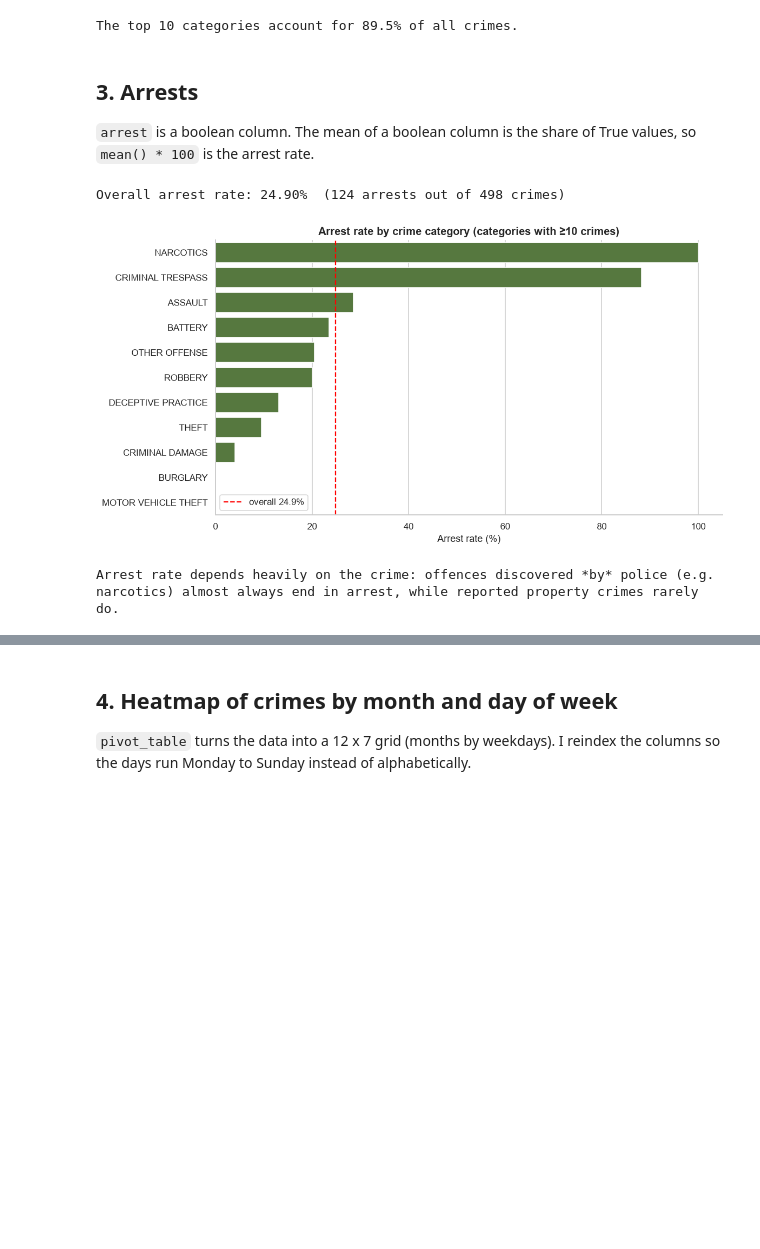
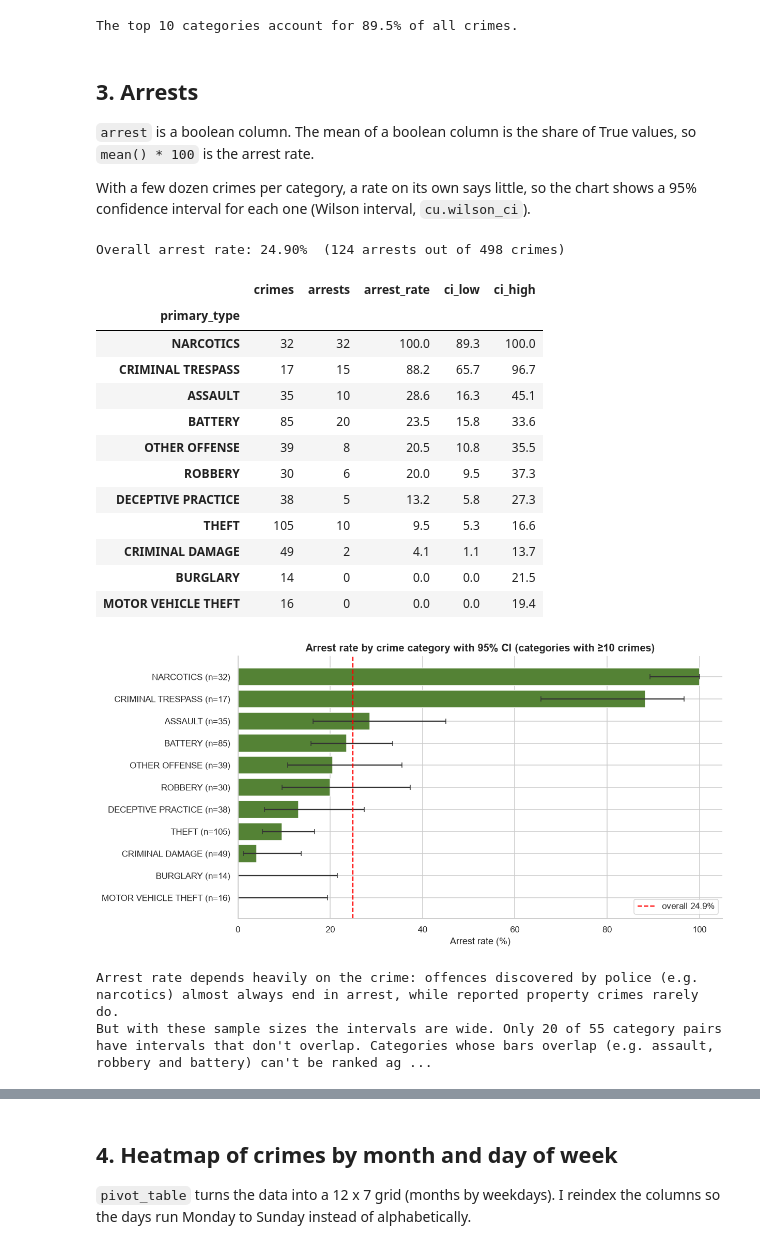
Before and after one commit to legion9755/chicago-crime-project, a Jupyter notebook: 02_eda_visualization.ipynb, the cells around one changed output, grey strips where cells are left out. Cells and saved outputs as stored; diff of their text form; code cells hidden in the pictures; blank space fills up the shorter version.

```diff
--- a/02_eda_visualization.ipynb
+++ b/02_eda_visualization.ipynb
@@ -126,6 +126,8 @@ The top 10 categories account for 89.5% of all crimes.
 # %% [markdown]
 ## 3. Arrests
 `arrest` is a boolean column. The mean of a boolean column is the share of True values, so `mean() * 100` is the arrest rate.
+
+With a few dozen crimes per category, a rate on its own says little, so the chart shows a 95% confidence interval for each one (Wilson interval, `cu.wilson_ci`).
 # %%
 arrest_rate = df["arrest"].mean() * 100
 print(f"Overall arrest rate: {arrest_rate:.2f}%  "
@@ -134,20 +136,50 @@ print(f"Overall arrest rate: {arrest_rate:.2f}%  "
 Overall arrest rate: 24.90%  (124 arrests out of 498 crimes)
 # %%
 MIN_N = max(10, int(len(df) * 0.01))    # rates from very few crimes are just noise
-by_type = (df.groupby("primary_type")["arrest"].agg(crimes="size", arrest_rate="mean")
-             .assign(arrest_rate=lambda d: d["arrest_rate"] * 100)
-             .query("crimes >= @MIN_N")                      # ignore tiny categories
-             .sort_values("arrest_rate", ascending=False))
+by_type = (df.groupby("primary_type")["arrest"].agg(crimes="size", arrests="sum")
+             .query("crimes >= @MIN_N"))                     # ignore tiny categories
+by_type["arrest_rate"] = by_type["arrests"] / by_type["crimes"] * 100
+lo, hi = cu.wilson_ci(by_type["arrests"], by_type["crimes"])
+by_type["ci_low"], by_type["ci_high"] = lo * 100, hi * 100
+by_type = by_type.sort_values("arrest_rate", ascending=False)
+display(by_type.round(1))
 
 fig, ax = plt.subplots(figsize=(11, 6))
-sns.barplot(x=by_type["arrest_rate"], y=by_type.index, ax=ax, color="#548235")
+y = np.arange(len(by_type))
+err = [by_type["arrest_rate"] - by_type["ci_low"], by_type["ci_high"] - by_type["arrest_rate"]]
+ax.barh(y, by_type["arrest_rate"], xerr=err, color="#548235", ecolor="#333333", capsize=3)
+ax.set_yticks(y, [f"{t} (n={n})" for t, n in zip(by_type.index, by_type["crimes"])])
+ax.invert_yaxis()
 ax.axvline(arrest_rate, color="red", linestyle="--", label=f"overall {arrest_rate:.1f}%")
-ax.set(title=f"Arrest rate by crime category (categories with ≥{MIN_N} crimes)", xlabel="Arrest rate (%)", ylabel="")
-ax.legend()
+ax.set(title=f"Arrest rate by crime category with 95% CI (categories with ≥{MIN_N} crimes)",
+       xlabel="Arrest rate (%)", ylabel="")
+ax.set_xlim(0, 105)
+ax.legend(loc="lower right")
 cu.save_fig(fig, "uc2_03_arrest_rate_by_category")
 plt.show()
-print("Arrest rate depends heavily on the crime: offences discovered *by* police (e.g. narcotics) "
+
+# which pairs of categories can actually be told apart? (95% intervals that don't overlap)
+apart = [(a, b) for a in by_type.index for b in by_type.index
+         if by_type.loc[a, "ci_low"] > by_type.loc[b, "ci_high"]]
+print("Arrest rate depends heavily on the crime: offences discovered by police (e.g. narcotics) "
       "almost always end in arrest, while reported property crimes rarely do.")
+print(f"But with these sample sizes the intervals are wide. Only {len(apart)} of "
+      f"{len(by_type) * (len(by_type) - 1) // 2} category pairs have intervals that don't overlap. "
+      "Categories whose bars overlap (e.g. assault, robbery and battery) can't be ranked against each other.")
 # %% [output]
+|  | crimes | arrests | arrest_rate | ci_low | ci_high |
+| primary_type |  |  |  |  |  |
+| NARCOTICS | 32 | 32 | 100.0 | 89.3 | 100.0 |
+| CRIMINAL TRESPASS | 17 | 15 | 88.2 | 65.7 | 96.7 |
+| ASSAULT | 35 | 10 | 28.6 | 16.3 | 45.1 |
+| BATTERY | 85 | 20 | 23.5 | 15.8 | 33.6 |
+| OTHER OFFENSE | 39 | 8 | 20.5 | 10.8 | 35.5 |
+| ROBBERY | 30 | 6 | 20.0 | 9.5 | 37.3 |
+| DECEPTIVE PRACTICE | 38 | 5 | 13.2 | 5.8 | 27.3 |
+| THEFT | 105 | 10 | 9.5 | 5.3 | 16.6 |
+| CRIMINAL DAMAGE | 49 | 2 | 4.1 | 1.1 | 13.7 |
+| BURGLARY | 14 | 0 | 0.0 | 0.0 | 21.5 |
+| MOTOR VEHICLE THEFT | 16 | 0 | 0.0 | 0.0 | 19.4 |
-[figure, old version]
+[figure, new version]
-Arrest rate depends heavily on the crime: offences discovered *by* police (e.g. narcotics) almost always end in arrest, while reported property crimes rarely do.
+Arrest rate depends heavily on the crime: offences discovered by police (e.g. narcotics) almost always end in arrest, while reported property crimes rarely do.
+But with these sample sizes the intervals are wide. Only 20 of 55 category pairs have intervals that don't overlap. Categories whose bars overlap (e.g. assault, robbery and battery) can't be ranked ag ...
```
Also changed, not shown: parts of 4 cells of this notebook, 14 other files.
